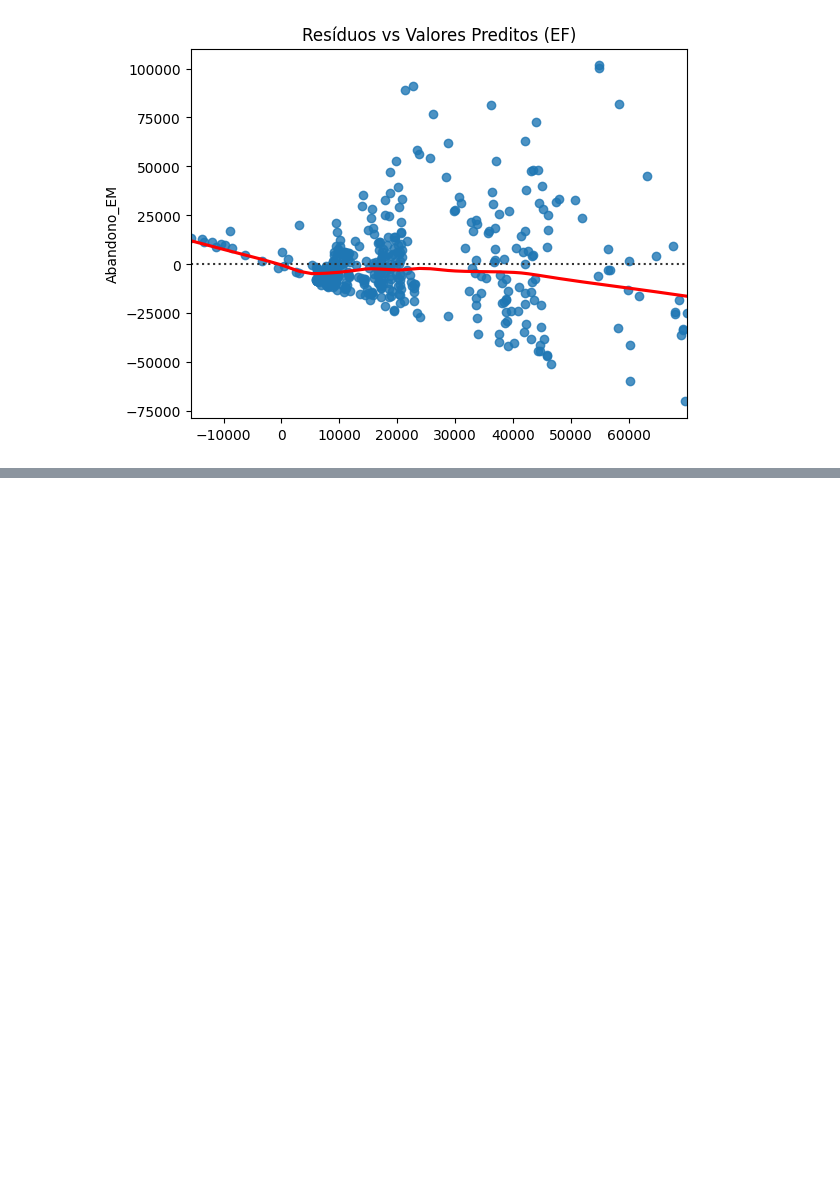
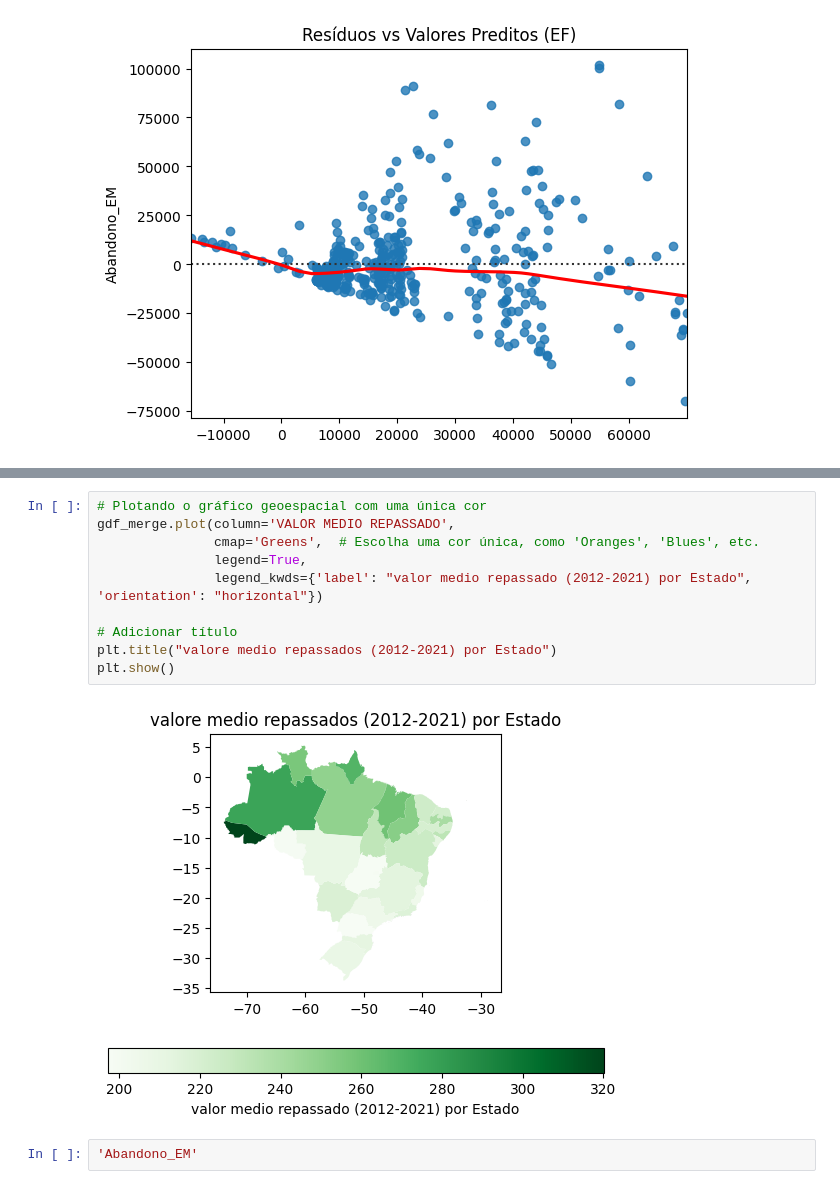
Before and after one commit to thiagodasillva/escolarData, a Jupyter notebook: Regressão.ipynb, the cells around one changed output, grey strips where cells are left out. Cells and saved outputs as stored; diff of their text form; blank space fills up the shorter version.

```diff
--- a/Regressão.ipynb
+++ b/Regressão.ipynb
@@ -790,0 +974,14 @@ plt.show()
+# %%
+# Plotando o gráfico geoespacial com uma única cor
+gdf_merge.plot(column='VALOR MEDIO REPASSADO',
+               cmap='Greens',  # Escolha uma cor única, como 'Oranges', 'Blues', etc.
+               legend=True,
+               legend_kwds={'label': "valor medio repassado (2012-2021) por Estado", 'orientation': "horizontal"})
+
+# Adicionar título
+plt.title("valore medio repassados (2012-2021) por Estado")
+plt.show()
+# %% [output]
+[figure, added]
+# %%
+'Abandono_EM'
```
Also changed, not shown: parts of 16 cells of this notebook, 6 other files.
